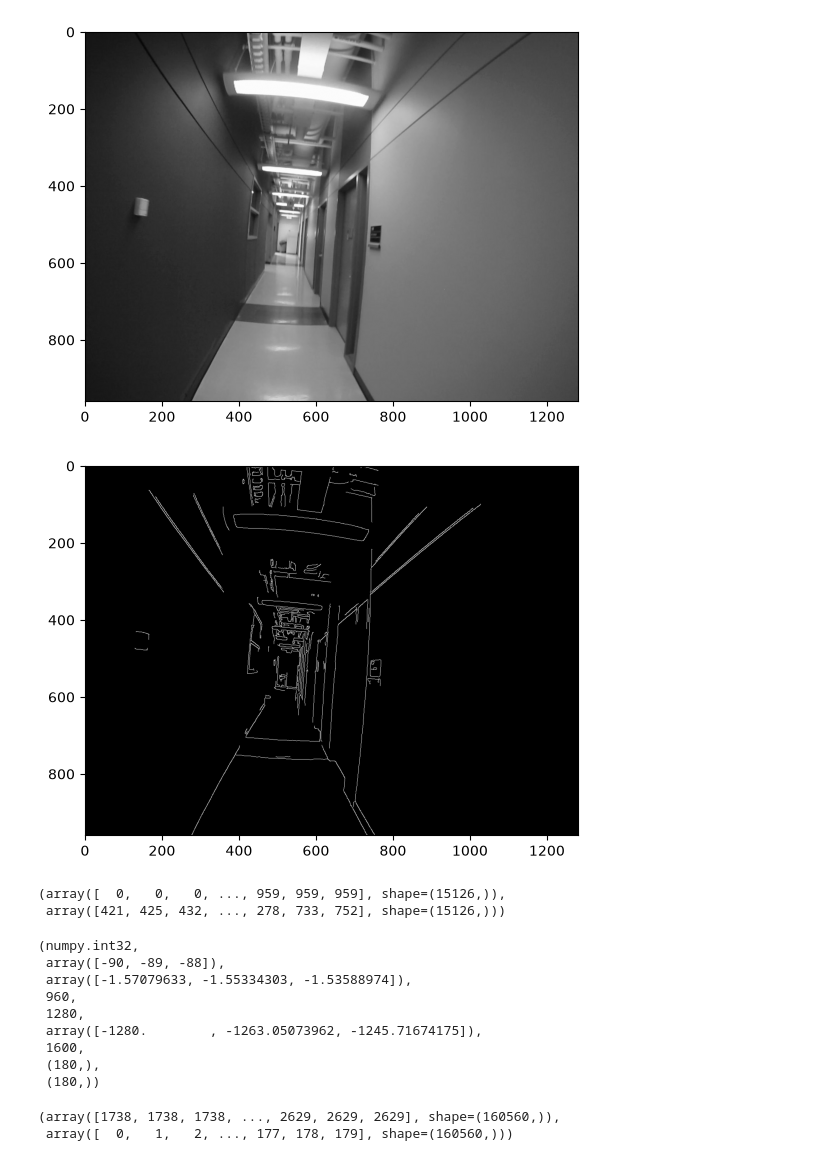
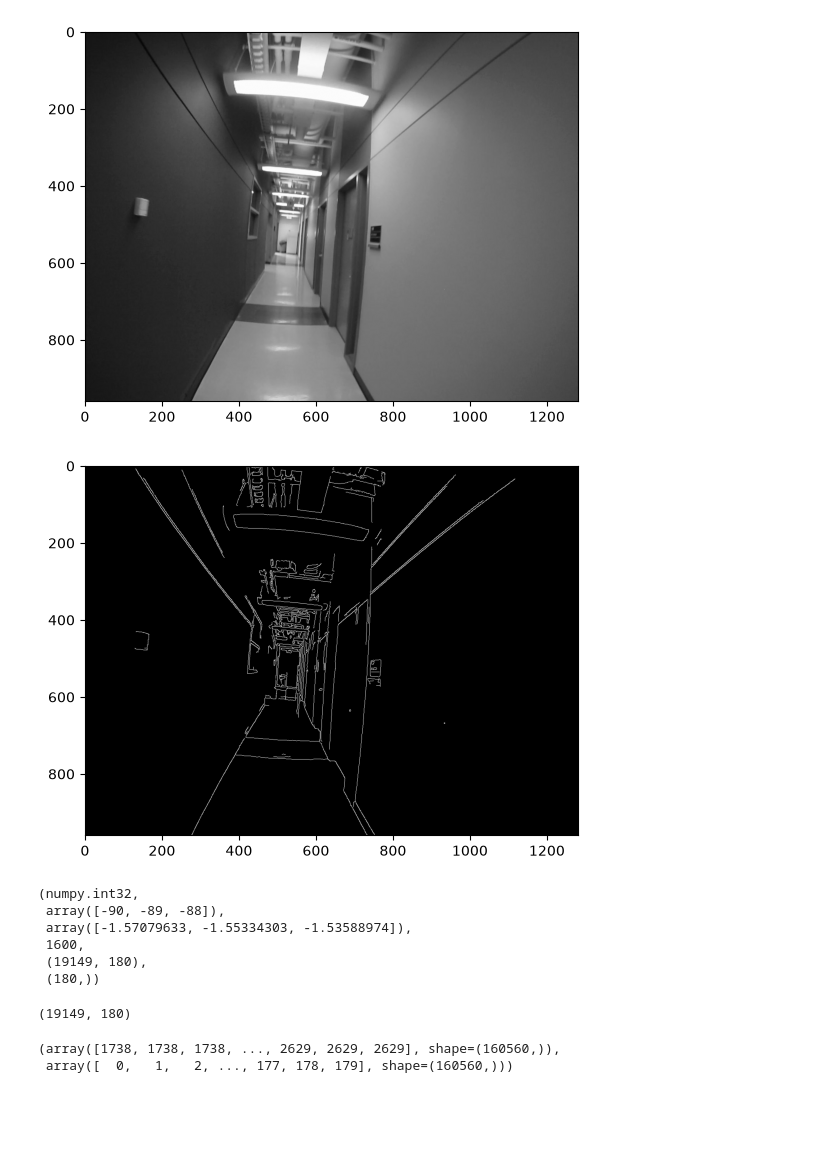
Before and after one commit to SepeZeus/compvis-exercises, a Jupyter notebook: CV-2026-exercises-03.ipynb, the cells around one changed output. Drawn from its saved outputs; the diff is of its cells as text; code cells hidden in the pictures; blank space fills up the shorter version.

```diff
--- a/CV-2026-exercises-03.ipynb
+++ b/CV-2026-exercises-03.ipynb
@@ -30,13 +30,11 @@ plt.show()
 [figure]
 # %%
 #canny
-canny_og = cv2.Canny(image, threshold1=75, threshold2=200)
+canny_og = cv2.Canny(image, threshold1=50, threshold2=150)
 plt.imshow(canny_og, cmap='gray')
 plt.show()
 # %% [output]
-[figure, old version]
+[figure, new version]
-(array([  0,   0,   0, ..., 959, 959, 959], shape=(15126,)),
- array([421, 425, 432, ..., 278, 733, 752], shape=(15126,)))
 # %%
 #hough line detection
 angles = np.arange(-90, 90, 1)
@@ -44,37 +42,30 @@ thetas = np.radians(angles)
 height, width = np.shape(image)
 rho_max = int(np.sqrt((height**2+width**2)))
 #accumulates votes for lines
-accumulator = np.zeros((2*rho_max, len(thetas)), dtype=np.int32)
+accumulator = np.zeros((2*int(rho_max), len(thetas)), dtype=np.int32)
 
 type(accumulator[0][0]), \
-angles[:3], theta[:3], \
-x, y, \
-rhos[:3], rho_max, \
+angles[:3], thetas[:3], \
+rho_max, \
 np.shape(rhos), np.shape(thetas)
 # %% [output]
 (numpy.int32,
  array([-90, -89, -88]),
  array([-1.57079633, -1.55334303, -1.53588974]),
- 960,
- 1280,
- array([-1280.        , -1263.05073962, -1245.71674175]),
  1600,
- (180,),
+ (19149, 180),
  (180,))
 # %%
 #AI upgraded
 edges_row, edges_col = np.where(canny_og == 255)
-
-for i, theta in enumerate(thetas):
-    # x is column (horizontal), y is row (vertical)
-    rhos = edges_col * np.cos(theta) + edges_row * np.sin(theta)
-    rho_indices = np.round(rhos + rho_max).astype(int)
-    np.add.at(accumulator, (rho_indices, i), 1)
-
-# for i, theta in enumerate(thetas):
-#     # x is column (horizontal), y is row (vertical)
-#     for x, y in zip(edges_col, edges_row):
-#         rho = x * np.cos(theta) + y * np.sin(theta)
-#         rho_idx = int(round(rho + rho_max))
-#         accumulator[rho_idx, i] += 1
+x = edges_col[:, np.newaxis]
+y = edges_row[:, np.newaxis]
+rhos = x * np.cos(thetas) + y * np.sin(thetas)
+rho_indices = np.round(rhos).astype(int) + rho_max
+for j in range(len(thetas)):
+    rhos_for_angle = rho_indices[:, j]
+    np.add.at(accumulator[:, j], rhos_for_angle, 1)
+np.shape(rho_indices)
+# %% [output]
+(19149, 180)
 # %%
```
Also changed, not shown: parts of 4 cells of this notebook, 3 other files.
